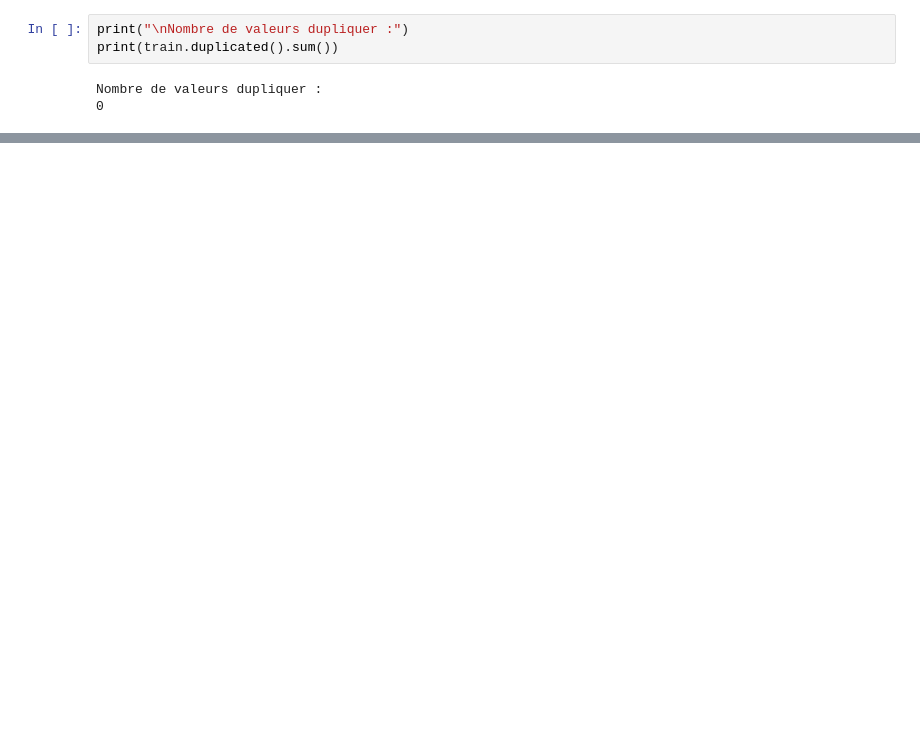
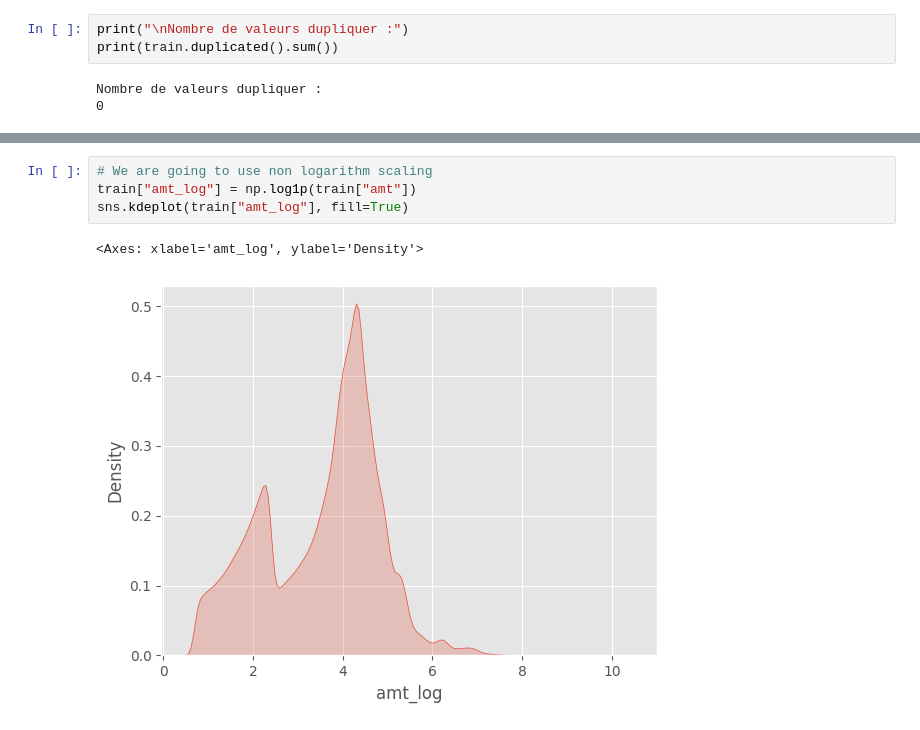
Before and after one commit to ZaidTifaf120103/fraud-det-pipline, a Jupyter notebook: notebooks/eda.ipynb, the cells around one changed output, grey strips where cells are left out. Cells and saved outputs as stored; diff of their text form; blank space fills up the shorter version.

```diff
--- a/notebooks/eda.ipynb
+++ b/notebooks/eda.ipynb
@@ -128,0 +152,7 @@ ax2.set_xticks(np.arange(1, 13))
+# %%
+# We are going to use non logarithm scaling
+train["amt_log"] = np.log1p(train["amt"])
+sns.kdeplot(train["amt_log"], fill=True)
+# %% [output]
+<Axes: xlabel='amt_log', ylabel='Density'>
+[figure, added]
```
Also changed, not shown: parts of 22 cells of this notebook.
